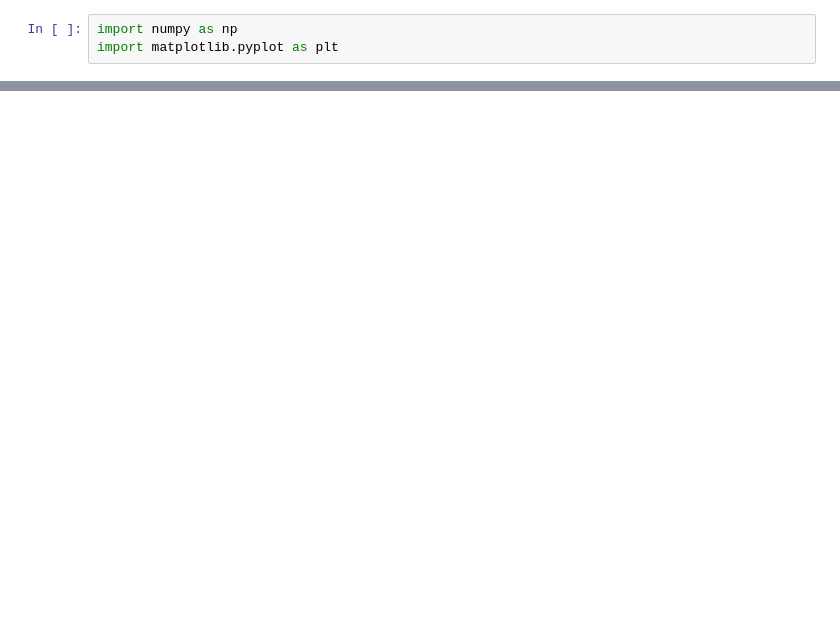
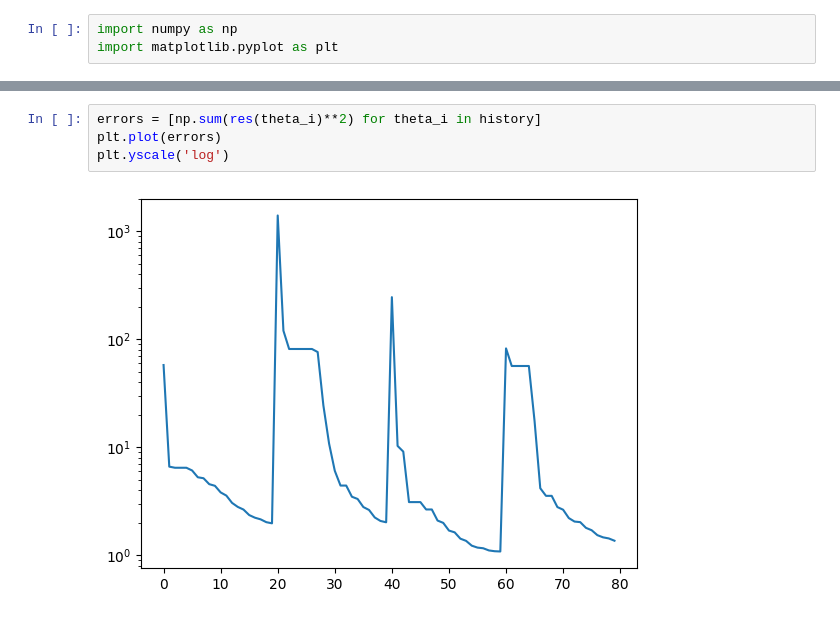
Before and after one commit to J2ckyo/CPSC-3850, a Jupyter notebook: model.ipynb, the cells around one changed output, grey strips where cells are left out. Saved outputs shown, nothing was run; the diff lists cells and outputs as text; blank space fills up the shorter version.

```diff
--- a/model.ipynb
+++ b/model.ipynb
@@ -196,0 +225,6 @@ plt.show()
+# %%
+errors = [np.sum(res(theta_i)**2) for theta_i in history]
+plt.plot(errors)
+plt.yscale('log')
+# %% [output]
+[figure, added]
```
Also changed, not shown: parts of 8 cells of this notebook.
